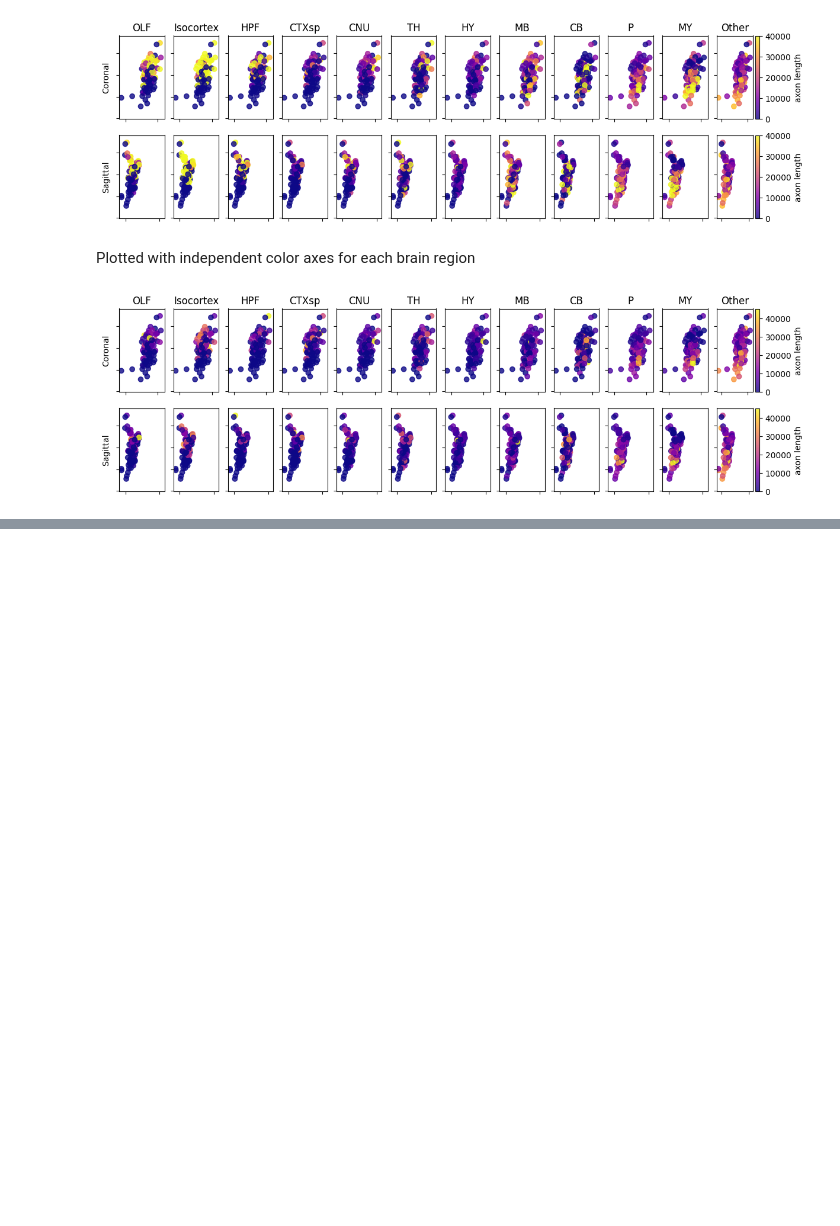
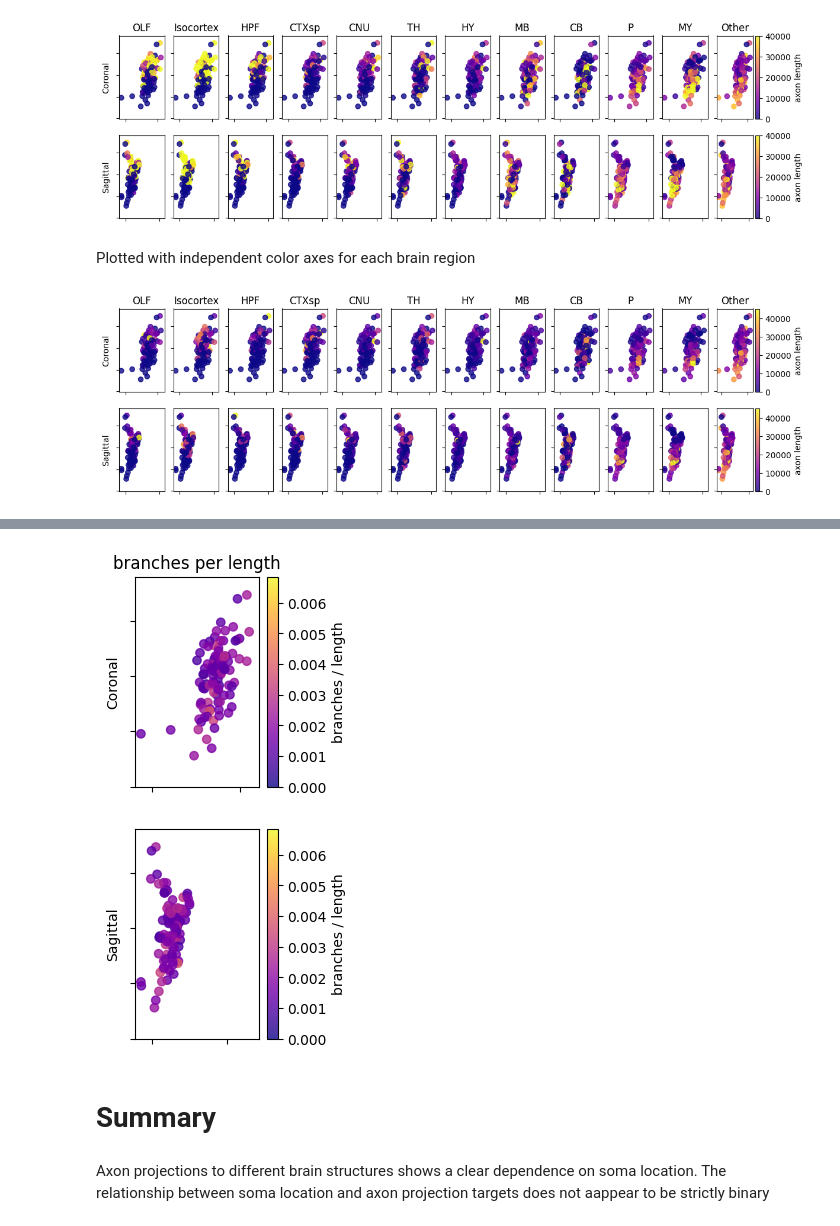
Before and after one commit to AllenNeuralDynamics/aind-LC-morphologies_supplemental_figure, a Jupyter notebook: code/Alex_soma_location.ipynb, the cells around one changed output, grey strips where cells are left out. Drawn from its saved outputs; the diff is of its cells as text; code cells hidden in the pictures; blank space fills up the shorter version.

```diff
--- a/code/Alex_soma_location.ipynb
+++ b/code/Alex_soma_location.ipynb
@@ -57,0 +97,18 @@ visualization.plot_all_soma_location(dataDF, df_unnormalized, ylabel='axon lengt
+# %%
+df_unnormalized['branches per length'] = df_unnormalized['branches'] / df_unnormalized['total axon length']
+fig, ax = plt.subplots(2,1,figsize=(2,6))
+visualization.plot_soma_location(
+    dataDF,
+    df_unnormalized,
+    color_by='branches per length',
+    vmax=None,
+    ax=ax,
+    add_rows=True,
+    ylabel='branches / length'
+)
+# %% [output]
+[figure, added]
+# %% [markdown]
+# Summary
+# %% [markdown]
+Axon projections to different brain structures shows a clear dependence on soma location. The relationship between soma location and axon projection targets does not aappear to be strictly binary
```
Also changed, not shown: parts of 7 cells of this notebook, 1 other file.
